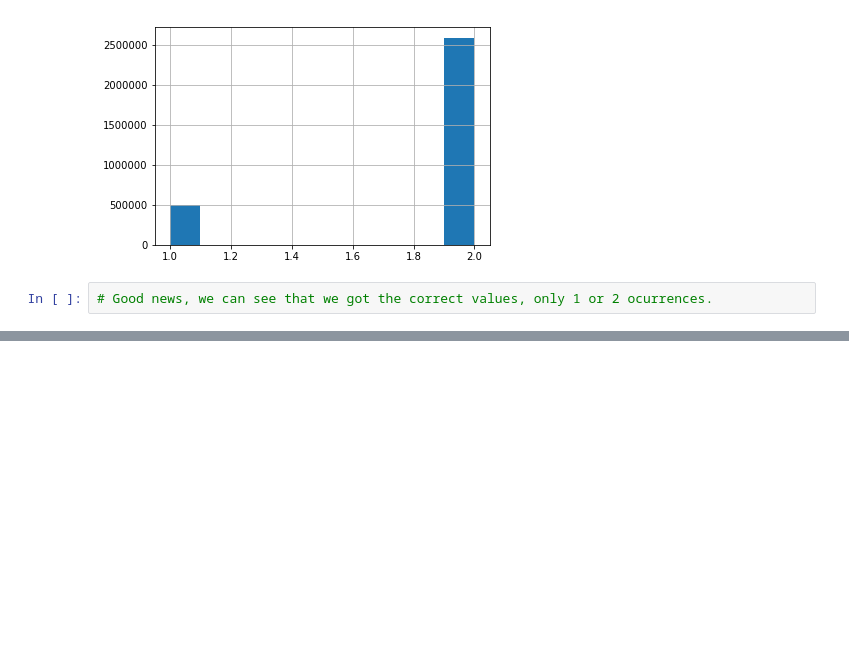
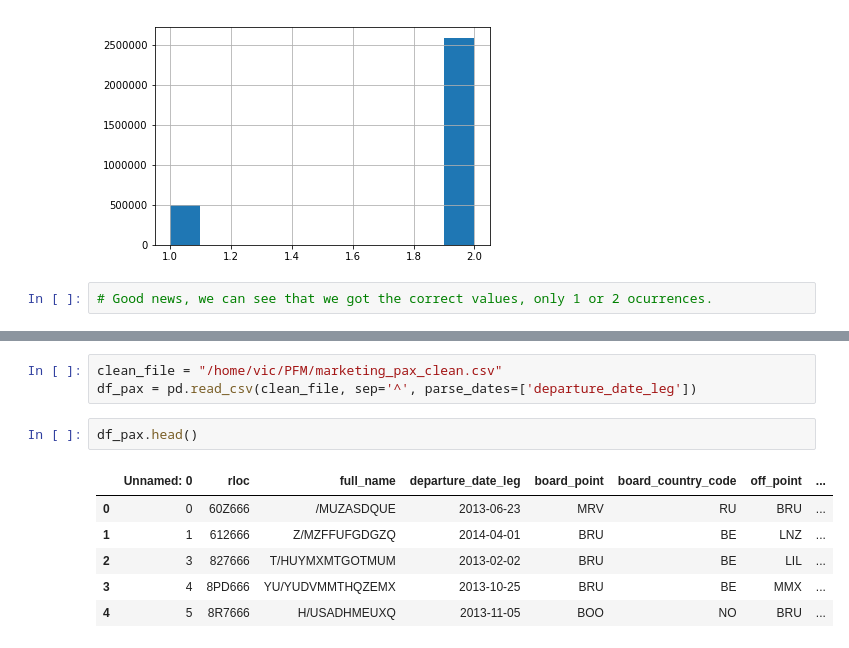
Before and after one commit to evolsidog/MyDestiny, a Jupyter notebook: First exploratory analisis.ipynb, the cells around one changed output, grey strips where cells are left out. Saved outputs shown, nothing was run; the diff lists cells and outputs as text; blank space fills up the shorter version.

```diff
--- a/First exploratory analisis.ipynb
+++ b/First exploratory analisis.ipynb
@@ -468,0 +505,12 @@ hist.hist()
+# %%
+clean_file = "/home/vic/PFM/marketing_pax_clean.csv"
+df_pax = pd.read_csv(clean_file, sep='^', parse_dates=['departure_date_leg'])
+# %%
+df_pax.head()
+# %% [output]
+|  | Unnamed: 0 | rloc | full_name | departure_date_leg | board_point | board_country_code | off_point | ... |
+| 0 | 0 | 60Z666 | /MUZASDQUE | 2013-06-23 | MRV | RU | BRU | ... |
+| 1 | 1 | 612666 | Z/MZFFUFGDGZQ | 2014-04-01 | BRU | BE | LNZ | ... |
+| 2 | 3 | 827666 | T/HUYMXMTGOTMUM | 2013-02-02 | BRU | BE | LIL | ... |
+| 3 | 4 | 8PD666 | YU/YUDVMMTHQZEMX | 2013-10-25 | BRU | BE | MMX | ... |
+| 4 | 5 | 8R7666 | H/USADHMEUXQ | 2013-11-05 | BOO | NO | BRU | ... |
```
Also changed, not shown: parts of 15 cells of this notebook.
